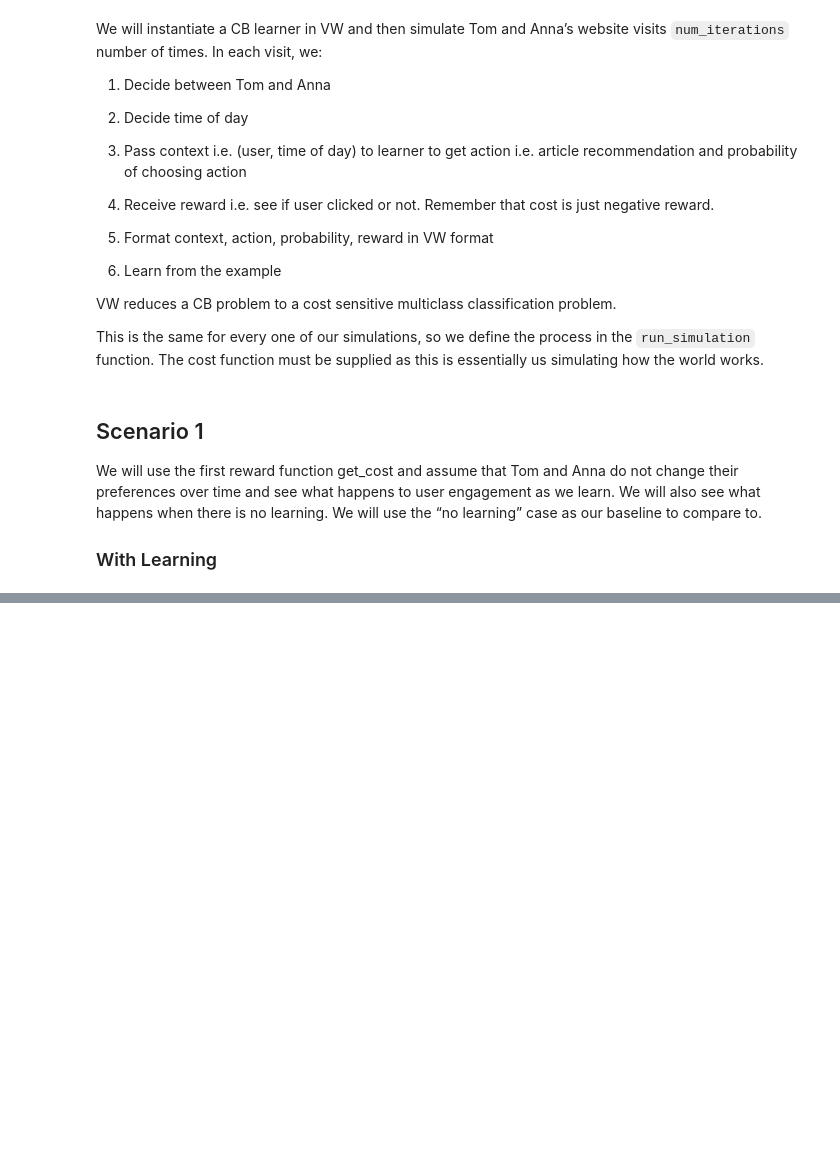
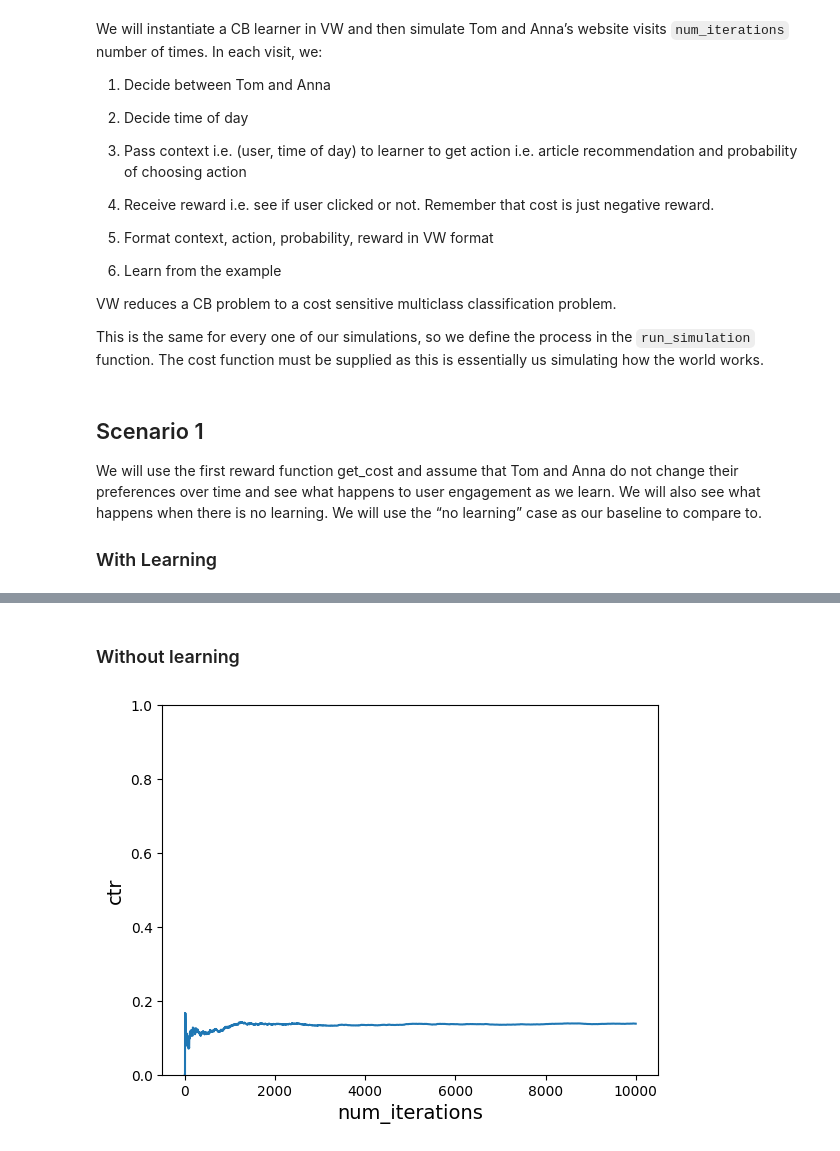
Before and after one commit to ferrari-leo/training, a Jupyter notebook: contextual_bandit/vw_content_personalisation.ipynb, the cells around one changed output, grey strips where cells are left out. Cells and saved outputs as stored; diff of their text form; code cells hidden in the pictures; blank space fills up the shorter version.

```diff
--- a/contextual_bandit/vw_content_personalisation.ipynb
+++ b/contextual_bandit/vw_content_personalisation.ipynb
@@ -149,0 +209,14 @@ plot_ctr(num_iterations, ctr)
+# %% [markdown]
+### Without learning
+# %%
+vw = vowpalwabbit.Workspace('--cb_explore_adf -q UA --quiet --epsilon 0.2')
+
+num_iterations_per_cost_function = 5000
+cost_functions = [get_cost, get_cost_new1]
+total_iterations = num_iterations_per_cost_function * len(cost_functions)
+
+ctr = run_simulation_multiple_cost_functions(vw, num_iterations_per_cost_function, users, times_of_day, actions, cost_functions, do_learn=False)
+
+plot_ctr(total_iterations, ctr)
+# %% [output]
+[figure, added]
```
Also changed, not shown: parts of 15 cells of this notebook, 1 other file.
